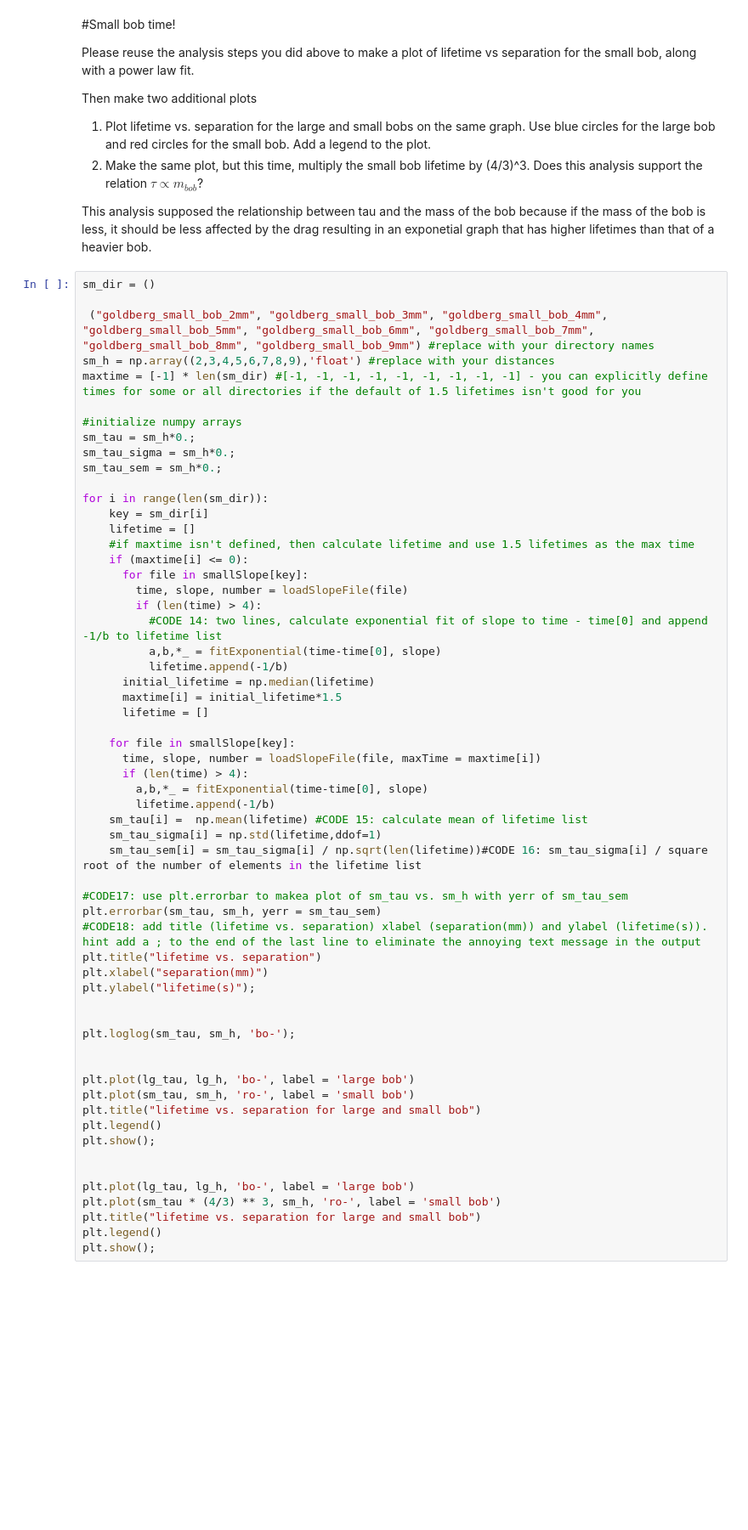
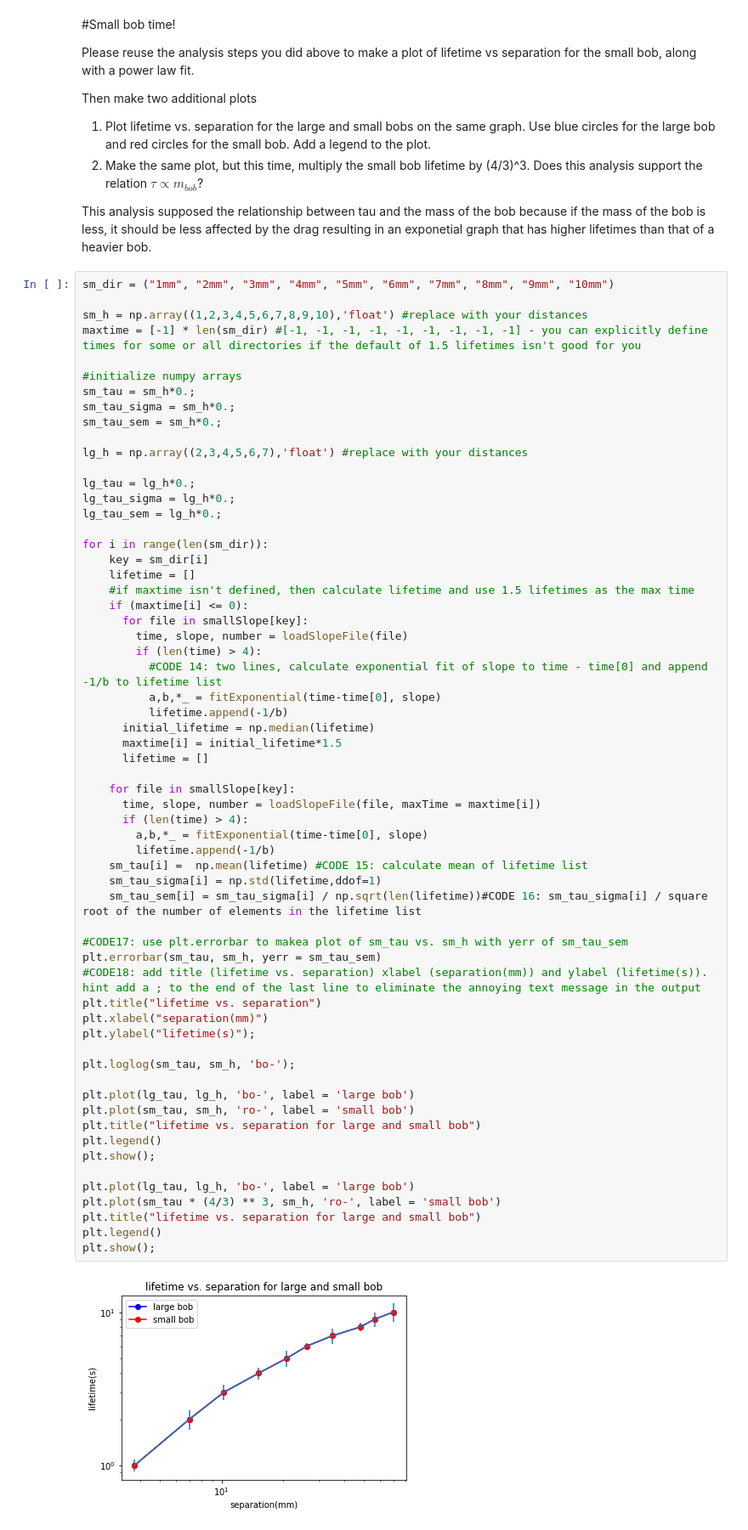
Before and after one commit to NYUExperimentalPhysics1-2021/labanalysis2-victorsliao, a Jupyter notebook: LabAnalysis2.ipynb, the cells around one changed output. Shown: that part at 85% size. Drawn from its saved outputs; the diff is of its cells as text; blank space fills up the shorter version.

```diff
--- a/LabAnalysis2.ipynb
+++ b/LabAnalysis2.ipynb
@@ -508,16 +508,21 @@ Then make two additional plots
 
 This analysis supposed the relationship between tau and the mass of the bob because if the mass of the bob is less, it should be less affected by the drag resulting in an exponetial graph that has higher lifetimes than that of a heavier bob.
 # %%
-sm_dir = ()
+sm_dir = ("1mm", "2mm", "3mm", "4mm", "5mm", "6mm", "7mm", "8mm", "9mm", "10mm")
 
- ("goldberg_small_bob_2mm", "goldberg_small_bob_3mm", "goldberg_small_bob_4mm", "goldberg_small_bob_5mm", "goldberg_small_bob_6mm", "goldberg_small_bob_7mm", "goldberg_small_bob_8mm", "goldberg_small_bob_9mm") #replace with your directory names
-sm_h = np.array((2,3,4,5,6,7,8,9),'float') #replace with your distances
+sm_h = np.array((1,2,3,4,5,6,7,8,9,10),'float') #replace with your distances
 maxtime = [-1] * len(sm_dir) #[-1, -1, -1, -1, -1, -1, -1, -1, -1] - you can explicitly define times for some or all directories if the default of 1.5 lifetimes isn't good for you
 
 #initialize numpy arrays
 sm_tau = sm_h*0.;
 sm_tau_sigma = sm_h*0.;
 sm_tau_sem = sm_h*0.;
+
+lg_h = np.array((2,3,4,5,6,7),'float') #replace with your distances
+
+lg_tau = lg_h*0.;
+lg_tau_sigma = lg_h*0.;
+lg_tau_sem = lg_h*0.;
 
 for i in range(len(sm_dir)):
     key = sm_dir[i]
@@ -536,33 +541,32 @@ for i in range(len(sm_dir)):
 
     for file in smallSlope[key]:
       time, slope, number = loadSlopeFile(file, maxTime = maxtime[i])
       if (len(time) > 4):
         a,b,*_ = fitExponential(time-time[0], slope)
         lifetime.append(-1/b)
     sm_tau[i] =  np.mean(lifetime) #CODE 15: calculate mean of lifetime list
     sm_tau_sigma[i] = np.std(lifetime,ddof=1)
     sm_tau_sem[i] = sm_tau_sigma[i] / np.sqrt(len(lifetime))#CODE 16: sm_tau_sigma[i] / square root of the number of elements in the lifetime list
 
 #CODE17: use plt.errorbar to makea plot of sm_tau vs. sm_h with yerr of sm_tau_sem
 plt.errorbar(sm_tau, sm_h, yerr = sm_tau_sem)
 #CODE18: add title (lifetime vs. separation) xlabel (separation(mm)) and ylabel (lifetime(s)). hint add a ; to the end of the last line to eliminate the annoying text message in the output
 plt.title("lifetime vs. separation")
 plt.xlabel("separation(mm)")
 plt.ylabel("lifetime(s)");
 
-
 plt.loglog(sm_tau, sm_h, 'bo-');
-
 
 plt.plot(lg_tau, lg_h, 'bo-', label = 'large bob')
 plt.plot(sm_tau, sm_h, 'ro-', label = 'small bob')
 plt.title("lifetime vs. separation for large and small bob")
 plt.legend()
 plt.show();
 
-
 plt.plot(lg_tau, lg_h, 'bo-', label = 'large bob')
 plt.plot(sm_tau * (4/3) ** 3, sm_h, 'ro-', label = 'small bob')
 plt.title("lifetime vs. separation for large and small bob")
 plt.legend()
 plt.show();
+# %% [output]
+[figure, added]
```
Also changed, not shown: parts of 3 cells of this notebook.
